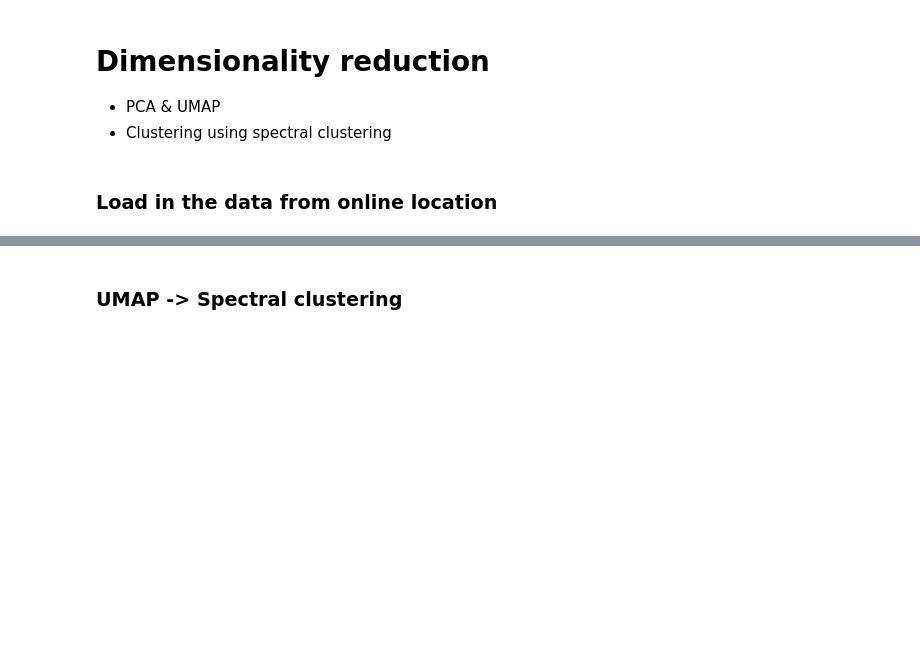
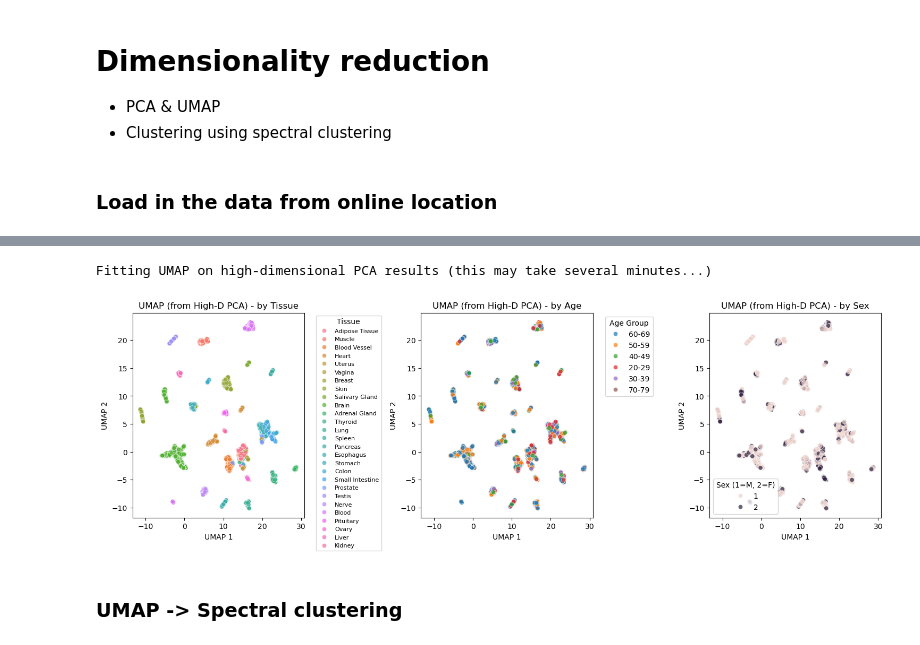
Before and after one commit to emilyekstrum/cu-cpbs-7602, a Jupyter notebook: assignment03/dimensionality_reduction.ipynb, the cells around one changed output, grey strips where cells are left out. Saved outputs shown, nothing was run; the diff lists cells and outputs as text; code cells hidden in the pictures; blank space fills up the shorter version.

```diff
--- a/assignment03/dimensionality_reduction.ipynb
+++ b/assignment03/dimensionality_reduction.ipynb
@@ -47,2 +228,46 @@ for filepath, url in files.items():
+# %%
+# UMAP on high-dimensional PCA results (85% variance)
+print("Fitting UMAP on high-dimensional PCA results (this may take several minutes...)")
+reducer_hd = umap.UMAP(n_components=2, random_state=42, n_neighbors=15, min_dist=0.1)
+umap_result_hd = reducer_hd.fit_transform(pca_result_85)
+
+# add UMAP results to dataframe
+merged_df['UMAP1_from_HD'] = umap_result_hd[:, 0]
+merged_df['UMAP2_from_HD'] = umap_result_hd[:, 1]
+
+# plot UMAP results
+plt.figure(figsize=(15, 5))
+
+# UMAP colored by tissue type
+plt.subplot(1, 3, 1)
+sns.scatterplot(data=merged_df, x='UMAP1_from_HD', y='UMAP2_from_HD', hue='SMTS', alpha=0.7)
+plt.title('UMAP (from High-D PCA) - by Tissue')
+plt.xlabel('UMAP 1')
+plt.ylabel('UMAP 2')
+plt.legend(title='Tissue', bbox_to_anchor=(1.05, 1), loc='upper left', fontsize=8)
+
+# UMAP colored by age
+plt.subplot(1, 3, 2)
+age_subset = merged_df[merged_df['AGE'].notna()]
+sns.scatterplot(data=age_subset, x='UMAP1_from_HD', y='UMAP2_from_HD', hue='AGE', alpha=0.7)
+plt.title('UMAP (from High-D PCA) - by Age')
+plt.xlabel('UMAP 1')
+plt.ylabel('UMAP 2')
+plt.legend(title='Age Group', bbox_to_anchor=(1.05, 1), loc='upper left')
+
+# UMAP colored by sex
+plt.subplot(1, 3, 3)
+sex_subset = merged_df[merged_df['SEX'].notna()]
+sns.scatterplot(data=sex_subset, x='UMAP1_from_HD', y='UMAP2_from_HD', hue='SEX', alpha=0.7)
+plt.title('UMAP (from High-D PCA) - by Sex')
+plt.xlabel('UMAP 1')
+plt.ylabel('UMAP 2')
+plt.legend(title='Sex (1=M, 2=F)')
+
+plt.tight_layout()
+plt.show()
+# %% [output]
+Fitting UMAP on high-dimensional PCA results (this may take several minutes...)
+[figure, added]
 # %% [markdown]
 ### UMAP -> Spectral clustering
```
Also changed, not shown: parts of 27 cells of this notebook.
